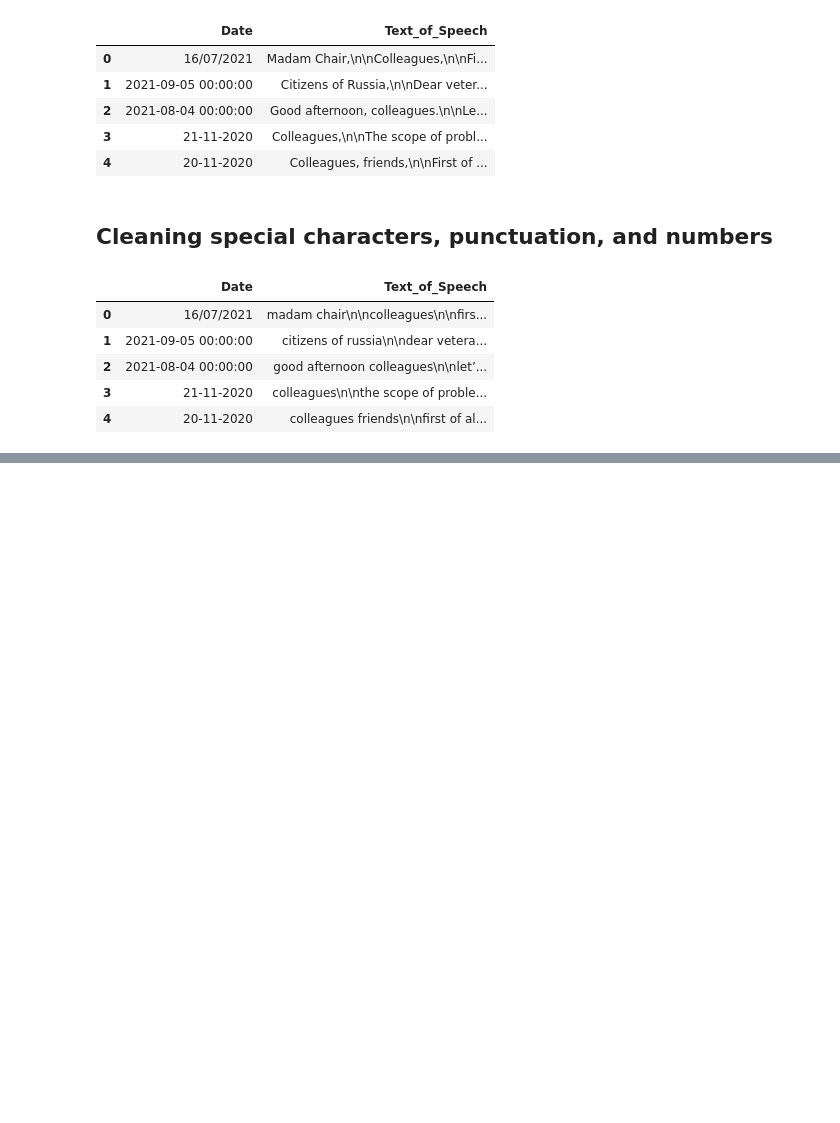
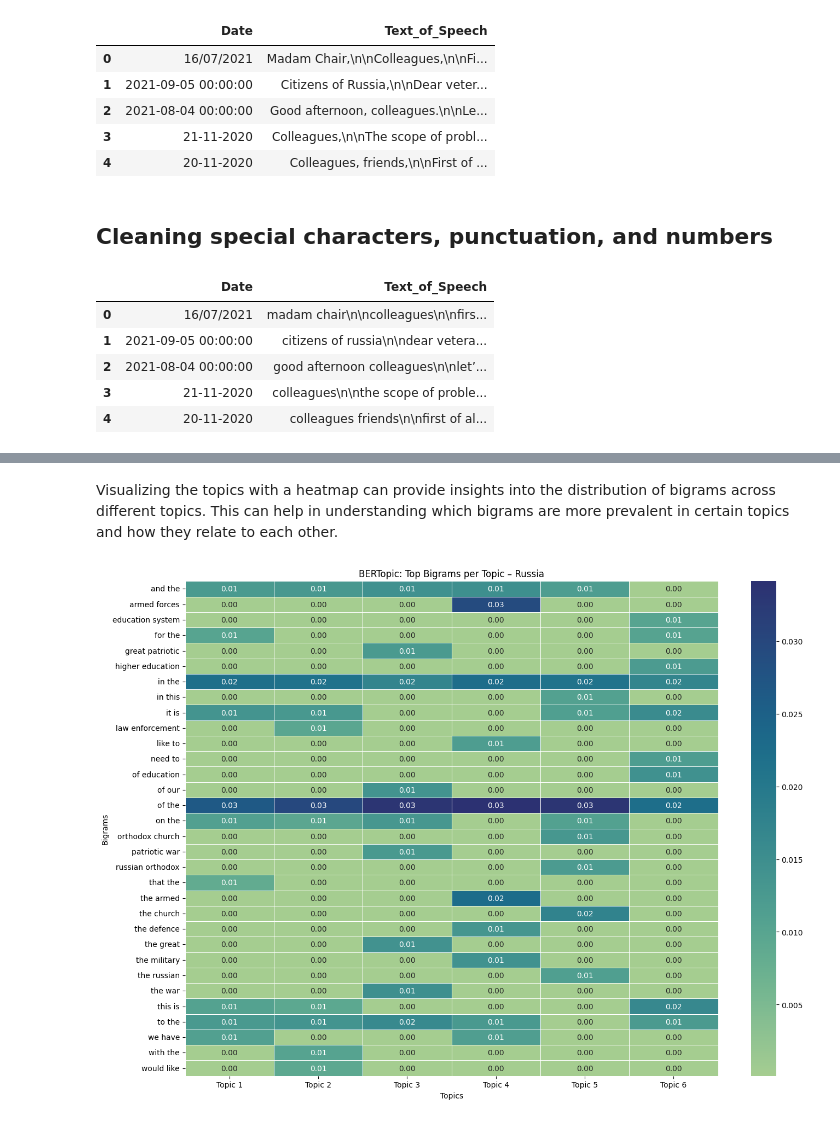
Before and after one commit to AlbertoGhub/Topic-Modelling-BERTopic_Political_speech_analysis, a Jupyter notebook: notebooks/main.ipynb, the cells around one changed output, grey strips where cells are left out. Cells and saved outputs as stored; diff of their text form; code cells hidden in the pictures; blank space fills up the shorter version.

Commit message:
V1 with heatmap

```diff
--- a/notebooks/main.ipynb
+++ b/notebooks/main.ipynb
@@ -143,0 +195,55 @@ r_df.iloc[:5]
+# %%
+# Pending to make it a FOR LOOP
+
+# Create a DataFrame for each topic with words and their probabilities
+topic_1 = pd.DataFrame(topic_model.get_topic(0), columns=["Topic_1_word", "Topic_1_prob"])
+topic_2 = pd.DataFrame(topic_model.get_topic(1), columns=["Topic_2_word", "Topic_2_prob"])
+topic_3 = pd.DataFrame(topic_model.get_topic(2), columns=["Topic_3_word", "Topic_3_prob"])
+topic_4 = pd.DataFrame(topic_model.get_topic(3), columns=["Topic_4_word", "Topic_4_prob"])
+topic_5 = pd.DataFrame(topic_model.get_topic(4), columns=["Topic_5_word", "Topic_5_prob"])
+topic_6 = pd.DataFrame(topic_model.get_topic(5), columns=["Topic_6_word", "Topic_6_prob"])
+
+# Concatenate all topic DataFrames into a single DataFrame
+topics_df = pd.concat([topic_1,
+                       topic_2,
+                       topic_3,
+                       topic_4,
+                       topic_5,
+                       topic_6], axis=1)
+# %% [markdown]
+Visualizing the topics with a heatmap can provide insights into the distribution of bigrams across different topics. This can help in understanding which bigrams are more prevalent in certain topics and how they relate to each other.
+# %%
+import pandas as pd
+import seaborn as sns
+import matplotlib.pyplot as plt
+
+# Combine topics into one DataFrame
+topics = []
+for i in range(1, 7):
+    words = topics_df[f"Topic_{i}_word"]
+    probs = topics_df[f"Topic_{i}_prob"]
+    temp_df = pd.DataFrame({
+        'Bigram': words,
+        'Topic': f'Topic {i}',
+        'Prob': probs
+    })
+    topics.append(temp_df)
+
+reshaped_data = pd.concat(topics)
+
+# Pivot table: Bigram as rows, Topics as columns
+pivot_table = reshaped_data.pivot(index='Bigram', columns='Topic', values='Prob').fillna(0)
+
+# Plot heatmap
+plt.figure(figsize=(14, 10))
+cmap = sns.color_palette("crest", as_cmap=True)
+sns.heatmap(pivot_table, cmap=cmap, linewidths=0.5, annot=True, fmt=".2f",
+            cbar=True, vmin=0.0001)
+
+# Axis labels and title
+plt.title('BERTopic: Top Bigrams per Topic – Russia')
+plt.xlabel('Topics')
+plt.ylabel('Bigrams')
+plt.tight_layout()
+# %% [output]
+[figure, added]
```
Also changed, not shown: parts of 7 cells of this notebook, 1 other file.
